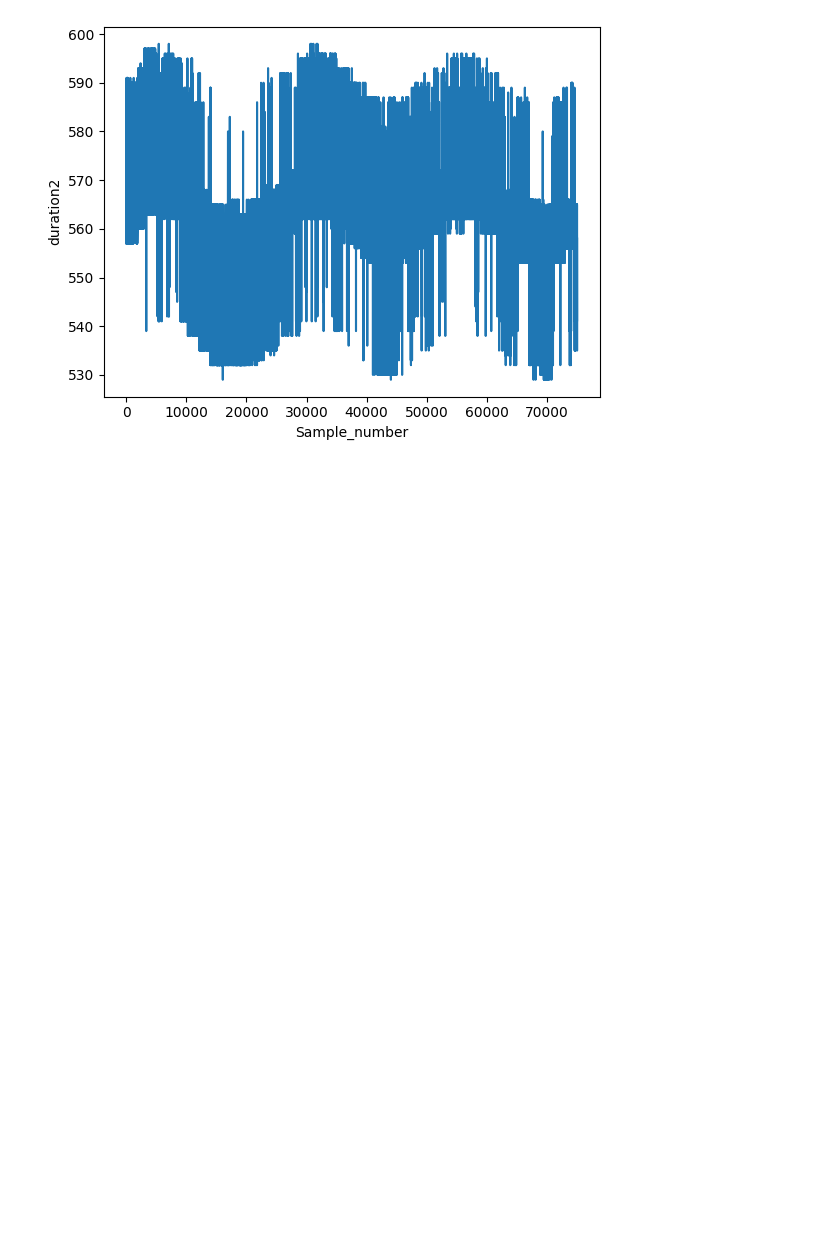
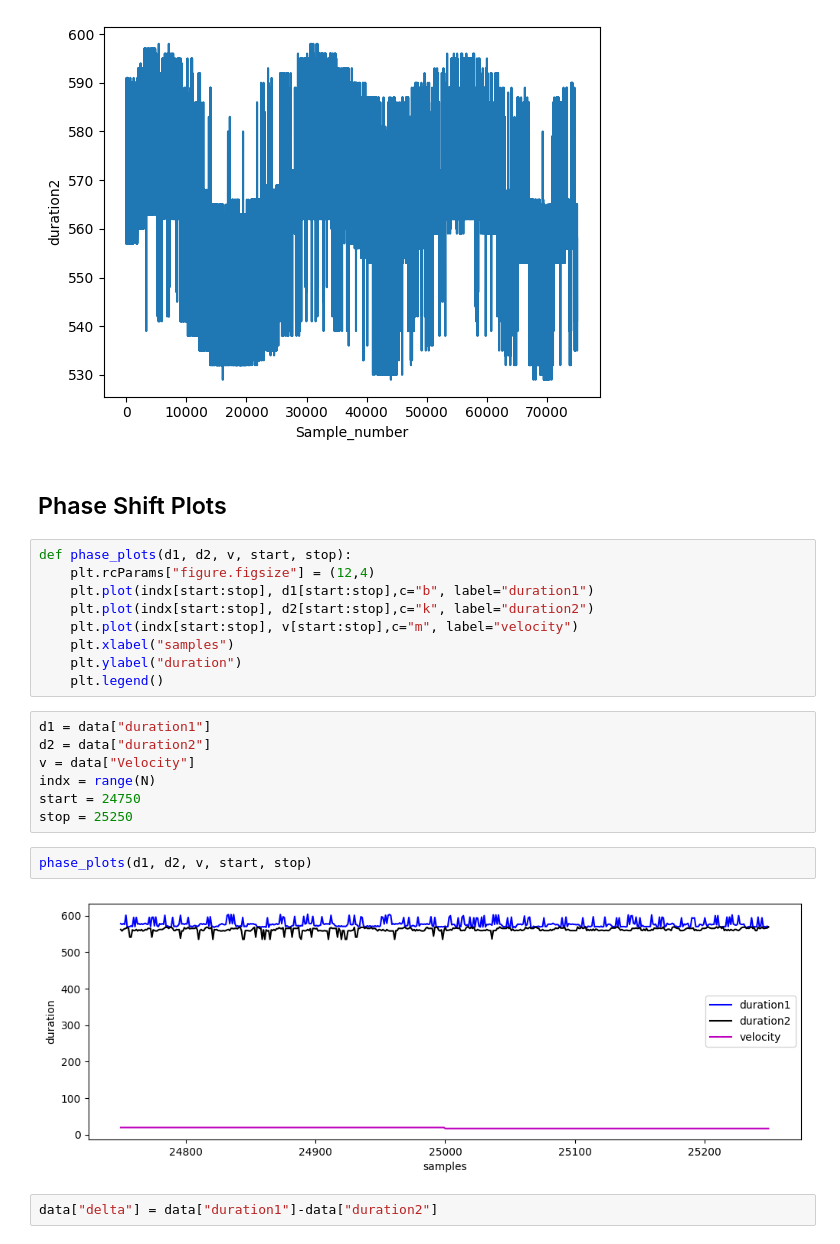
Before and after one commit to cksajil/anemometer, a Jupyter notebook: eda_anemometer.ipynb, the cells around one changed output. Saved outputs shown, nothing was run; the diff lists cells and outputs as text; blank space fills up the shorter version.

```diff
--- a/eda_anemometer.ipynb
+++ b/eda_anemometer.ipynb
@@ -89,3 +93,27 @@ plt.ylabel("duration2")
 # %% [output]
 Text(0, 0.5, 'duration2')
 [figure]
+# %% [markdown]
+## Phase Shift Plots
+# %%
+def phase_plots(d1, d2, v, start, stop):
+    plt.rcParams["figure.figsize"] = (12,4)
+    plt.plot(indx[start:stop], d1[start:stop],c="b", label="duration1")
+    plt.plot(indx[start:stop], d2[start:stop],c="k", label="duration2")
+    plt.plot(indx[start:stop], v[start:stop],c="m", label="velocity")
+    plt.xlabel("samples")
+    plt.ylabel("duration")
+    plt.legend()
+# %%
+d1 = data["duration1"]
+d2 = data["duration2"]
+v = data["Velocity"]
+indx = range(N)
+start = 24750
+stop = 25250
+# %%
+phase_plots(d1, d2, v, start, stop)
+# %% [output]
+[figure, added]
+# %%
+data["delta"] = data["duration1"]-data["duration2"]
```
Also changed, not shown: parts of 13 cells of this notebook.
